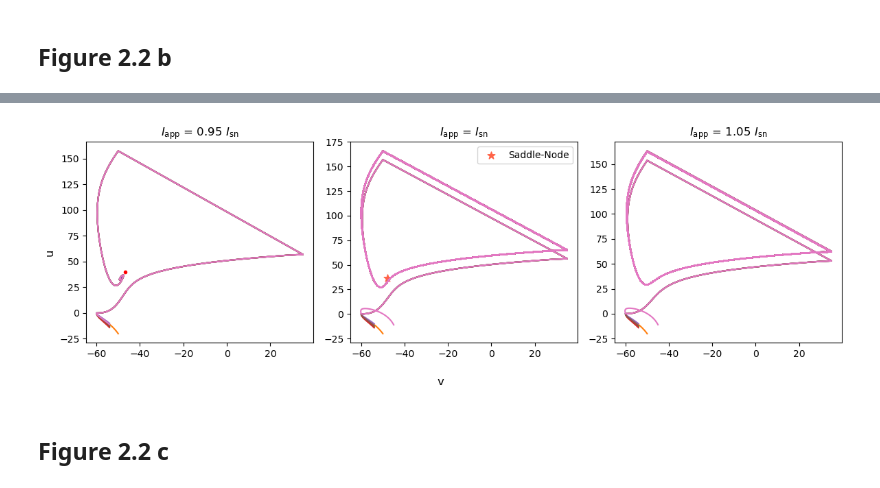
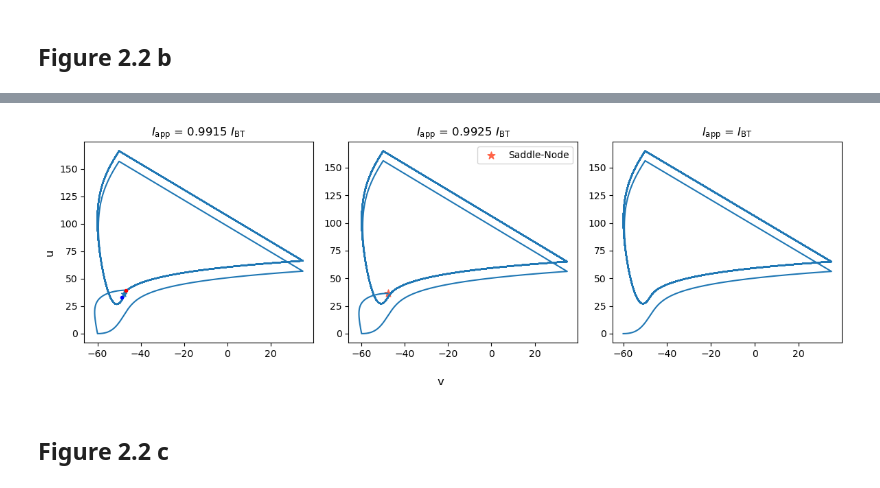
Before and after one commit to III-Derek/USRA-2024, a Jupyter notebook: phase_model.ipynb, the cells around one changed output, grey strips where cells are left out. Drawn from its saved outputs; the diff is of its cells as text; code cells hidden in the pictures.

```diff
--- a/phase_model.ipynb
+++ b/phase_model.ipynb
@@ -1233,8 +1248,8 @@ plt.close(fig)
 # %%
 b = 3
 simple_model.b = b
-current_multiplier = [0.9915, 1.0, 1.05]
-h = 0.1
+current_multiplier = [0.9925, 1, 1.0]
+h = 0.01
 T = 5000
 datapoints = int(T/h)
 C = 100
@@ -1248,88 +1263,37 @@ fig, axes = plt.subplots(1, 3, figsize = (12, 4))
 I_app = np.zeros(datapoints)
 I_app[int(0.2*datapoints):] = current_multiplier[0] * simple_model.I_b()
 # Plot the first subfigure
-radicand = (vr-vt)**2 * k**2 + (-2*vr*b+2*b*vt-4*(I_app[int(0.5 * datapoints)]))*k + b**2
+radicand = (vr-vt)**2 * k**2 + (-2*vr*b+2*b*vt-4*(I_app[-1]))*k + b**2
 v_eq1 = (k*vt + k*vr + b + np.sqrt(radicand))/(2*k)
 u_eq1 = b*(v_eq1 - vr)
 v_eq2 = (k*vt + k*vr + b  - np.sqrt(radicand))/(2*k)
 u_eq2 = b*(v_eq2 - vr)
+v_eq = (k*vt + k*vr + b)/(2*k)
+u_eq = b*(v_eq - vr)
+axes[0].set_title(r"$I_{\text{app}}$ = 0.9915 $I_{\text{BT}}$")
+IC = np.array([v_eq1, u_eq1])
+soln = simple_model.forward_euler(IC, h, T, I_app)
+axes[0].plot(soln['voltage'], soln['current'])
 axes[0].plot(v_eq1, u_eq1, 'red', marker = 'o', markersize = 3,)
 axes[0].plot(v_eq2, u_eq2, 'blue', marker = 'o', markersize = 3,)
-axes[0].set_title(r"$I_{\text{app}}$ = 0.95 $I_{\text{BT}}$")
-IC = np.array([simple_model.vr, 0])
-soln = simple_model.forward_euler(IC, h, T, I_app)
-axes[0].plot(soln['voltage'], soln['current'])
-IC = np.array([-50, -20])
-soln = simple_model.forward_euler(IC, h, T, I_app)
-axes[0].plot(soln['voltage'], soln['current'])
-IC = np.array([-54, -13])
-soln = simple_model.forward_euler(IC, h, T, I_app)
-axes[0].plot(soln['voltage'], soln['current'])
-IC = np.array([-54, -14])
-soln = simple_model.forward_euler(IC, h, T, I_app)
-axes[0].plot(soln['voltage'], soln['current'])
-IC = np.array([-54, -10])
-soln = simple_model.forward_euler(IC, h, T, I_app)
-axes[0].plot(soln['voltage'], soln['current'])
-IC = np.array([-54, -12])
-soln = simple_model.forward_euler(IC, h, T, I_app)
-axes[0].plot(soln['voltage'], soln['current'])
-IC = np.array([-54, -11])
-soln = simple_model.forward_euler(IC, h, T, I_app)
-axes[0].plot(soln['voltage'], soln['current'])
+axes[0].scatter(v_eq, u_eq, marker = '*', label="Saddle-Node")
 # plot the second subfigure
 I_app = np.zeros(datapoints)
 I_app[int(0.2*datapoints):] = current_multiplier[1] * simple_model.I_b()
 v_eq = (k*vt + k*vr + b)/(2*k)
 u_eq = b*(v_eq - vr)
+axes[1].set_title(r"$I_{\text{app}}$ = 0.9925 $I_{\text{BT}}$")
+IC = np.array([v_eq, u_eq])
+soln = simple_model.forward_euler(IC, h, T, I_app)
+axes[1].plot(soln['voltage'], soln['current'])
 axes[1].scatter(v_eq, u_eq, marker = '*', color = 'tomato', s = 64, label="Saddle-Node")
 axes[1].legend(loc = 'upper right')
 axes[1].legend()
-axes[1].set_title(r"$I_{\text{app}}$ = $I_{\text{BT}}$")
-IC = np.array([simple_model.vr, 0])
-soln = simple_model.forward_euler(IC, h, T, I_app)
-axes[1].plot(soln['voltage'], soln['current'])
-IC = np.array([-50, -20])
-soln = simple_model.forward_euler(IC, h, T, I_app)
-axes[1].plot(soln['voltage'], soln['current'])
-IC = np.array([-54, -13])
-soln = simple_model.forward_euler(IC, h, T, I_app)
-axes[1].plot(soln['voltage'], soln['current'])
-IC = np.array([-54, -14])
-soln = simple_model.forward_euler(IC, h, T, I_app)
-axes[1].plot(soln['voltage'], soln['current'])
-IC = np.array([-54, -10])
-soln = simple_model.forward_euler(IC, h, T, I_app)
-axes[1].plot(soln['voltage'], soln['current'])
-IC = np.array([-54, -12])
-soln = simple_model.forward_euler(IC, h, T, I_app)
-axes[1].plot(soln['voltage'], soln['current'])
-IC = np.array([-45, -11])
-soln = simple_model.forward_euler(IC, h, T, I_app)
-axes[1].plot(soln['voltage'], soln['current'])
 # Plot the third subfigure
 I_app = np.zeros(datapoints)
 I_app[int(0.2*datapoints):] = current_multiplier[2] * simple_model.I_b()
-axes[2].set_title(r"$I_{\text{app}}$ = 1.05 $I_{\text{BT}}$")
+axes[2].set_title(r"$I_{\text{app}}$ = $I_{\text{BT}}$")
 IC = np.array([simple_model.vr, 0])
-soln = simple_model.forward_euler(IC, h, T, I_app)
-axes[2].plot(soln['voltage'], soln['current'])
-IC = np.array([-50, -20])
-soln = simple_model.forward_euler(IC, h, T, I_app)
-axes[2].plot(soln['voltage'], soln['current'])
-IC = np.array([-54, -13])
-soln = simple_model.forward_euler(IC, h, T, I_app)
-axes[2].plot(soln['voltage'], soln['current'])
-IC = np.array([-54, -14])
-soln = simple_model.forward_euler(IC, h, T, I_app)
-axes[2].plot(soln['voltage'], soln['current'])
-IC = np.array([-54, -10])
-soln = simple_model.forward_euler(IC, h, T, I_app)
-axes[2].plot(soln['voltage'], soln['current'])
-IC = np.array([-54, -12])
-soln = simple_model.forward_euler(IC, h, T, I_app)
-axes[2].plot(soln['voltage'], soln['current'])
-IC = np.array([-45, -11])
 soln = simple_model.forward_euler(IC, h, T, I_app)
 axes[2].plot(soln['voltage'], soln['current'])
 # plt.close(fig)
@@ -1344,4 +1312,4 @@ plt.close(fig)
-[figure, old version]
+[figure, new version]
 # %% [markdown]
 ## Figure 2.2 c
 # %%
```
Also changed, not shown: parts of 22 cells of this notebook.
